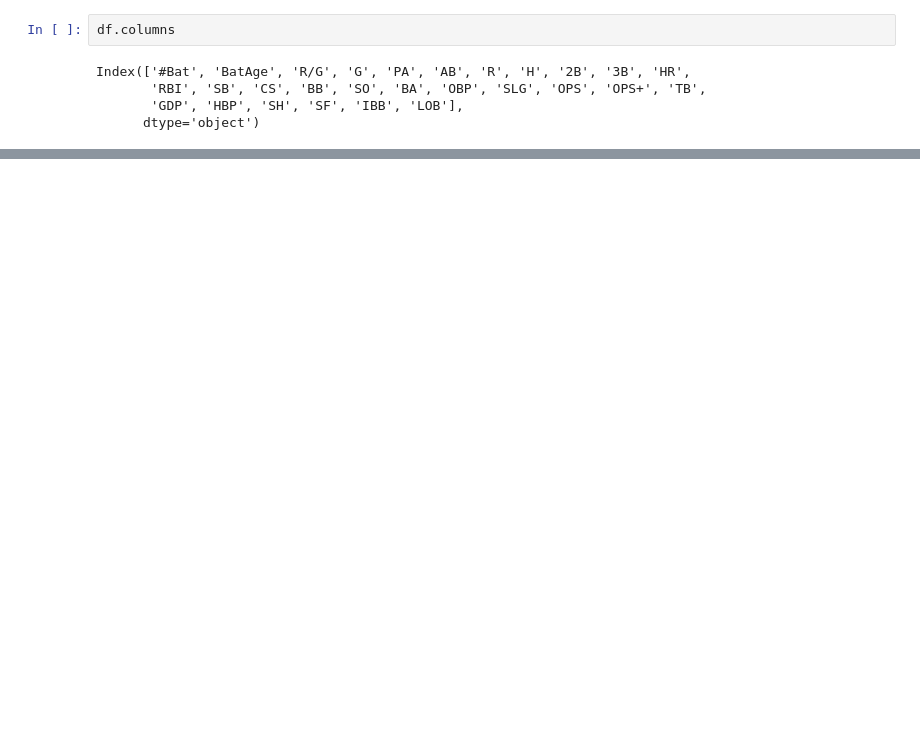
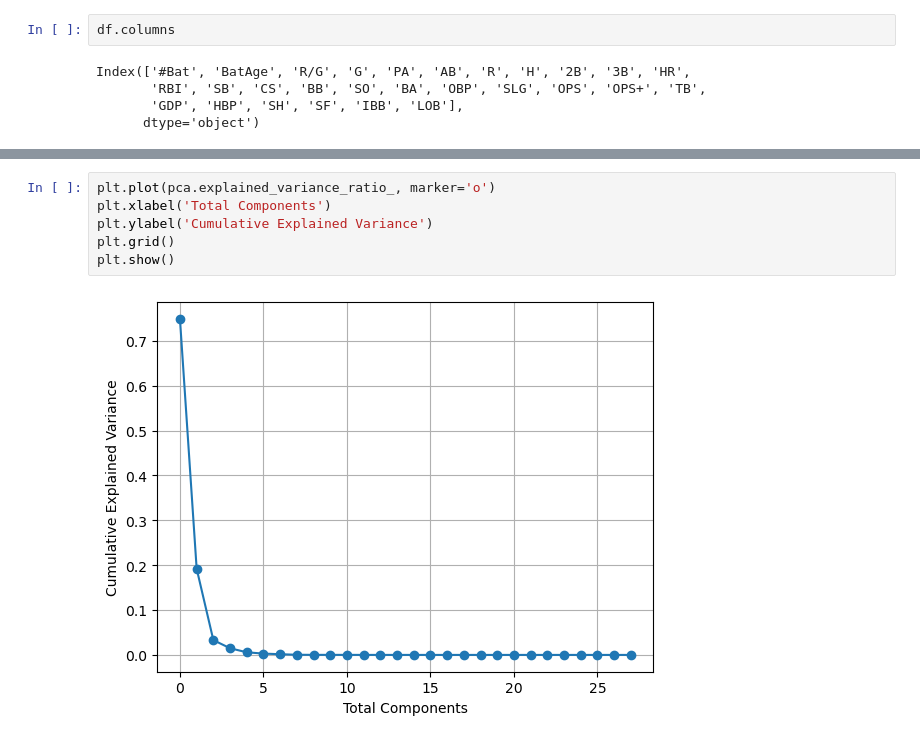
Before and after one commit to Ananay8425/Scikit-Learn, a Jupyter notebook: PCA-Analysis/pca-analysis.ipynb, the cells around one changed output, grey strips where cells are left out. Drawn from its saved outputs; the diff is of its cells as text; blank space fills up the shorter version.

```diff
--- a/PCA-Analysis/pca-analysis.ipynb
+++ b/PCA-Analysis/pca-analysis.ipynb
@@ -61,0 +166,8 @@ Index(['#Bat', 'BatAge', 'R/G', 'G', 'PA', 'AB', 'R', 'H', '2B', '3B', 'HR',
+# %%
+plt.plot(pca.explained_variance_ratio_, marker='o')
+plt.xlabel('Total Components')
+plt.ylabel('Cumulative Explained Variance')
+plt.grid()
+plt.show()
+# %% [output]
+[figure, added]
```
Also changed, not shown: parts of 24 cells of this notebook.
